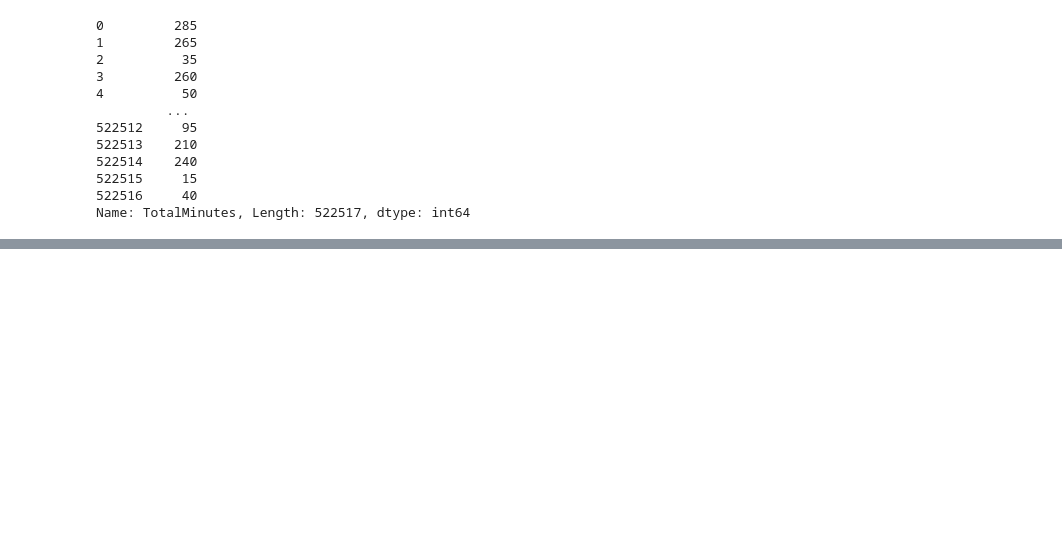
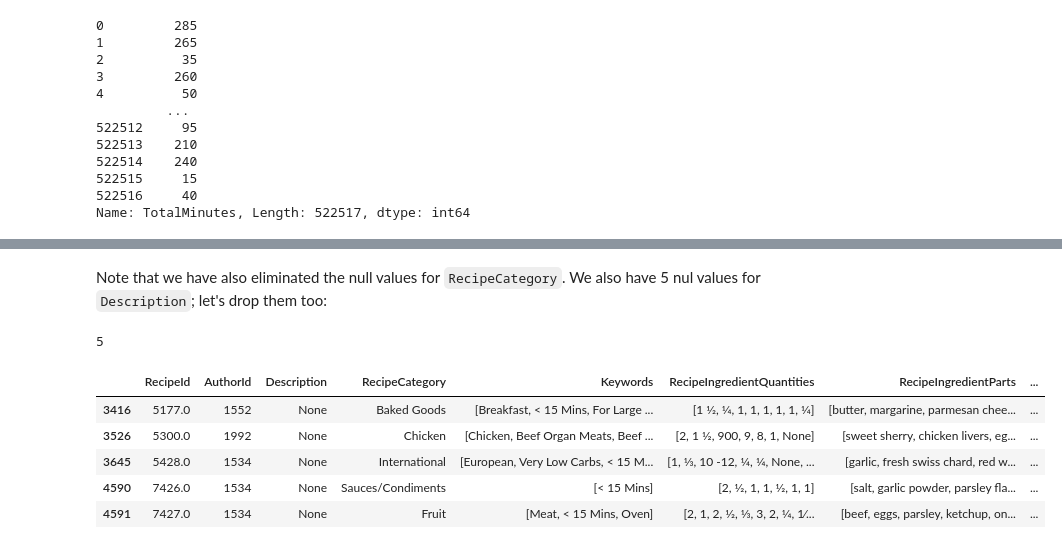
Before and after one commit to amirkiaml/DeepChef-BSTN-Capstone, a Jupyter notebook: Basic Data Cleaning.ipynb, the cells around one changed output, grey strips where cells are left out. Drawn from its saved outputs; the diff is of its cells as text; code cells hidden in the pictures; blank space fills up the shorter version.

```diff
--- a/Basic Data Cleaning.ipynb
+++ b/Basic Data Cleaning.ipynb
@@ -245,0 +1342,2 @@ dtype: int64
+# %%
+recipes['RecipeCategory'] = recipes['RecipeCategory'].map(category_mapping)
@@ -245,0 +1413,39 @@ dtype: int64
+# %%
+new_dict = {'Desserts': 'Desserts',
+ 'Chicken': 'Chicken',
+ 'Beverages': 'Beverages',
+ 'Vegetarian/Vegan': 'Vegetarian/Vegan',
+ 'Vegetables': 'Vegetables',
+ 'Regional': 'Regional',
+ 'Sauces/Condiments': 'Sauces/Condiments',
+ 'Main Dish': 'Main Dish',
+ 'Beans/Legumes': 'Beans/Legumes',
+ 'Quick and Easy': 'Quick and Easy',
+ 'Special Dietary Needs': 'Special Dietary Needs',
+ 'Baked Goods': 'Baked Goods',
+ 'Poultry': 'Poultry',
+ 'Healthy': 'Healthy',
+ 'International': 'International',
+ 'Breakfast/Brunch': 'Breakfast/Brunch',
+ 'Nuts/Seeds/Grains': 'Nuts/Seeds/Grains',
+ 'Fruit': 'Fruit',
+ 'Meat': 'Meat',
+ 'Dairy': 'Dairy',
+ 'Seafood': 'Seafood',
+ 'Pasta': 'Pasta',
+ 'Lunch/Snacks': 'Lunch/Snacks',
+ 'Cooking Methods': 'Cooking Methods',
+ 'Soups': 'Soups',
+ 'Seasonal': 'Seasonal',
+ 'Flavor Profiles': 'Flavor Profiles',
+ 'Uncategorized': 'Uncategorized',
+ 'Occasions': 'Occasions',
+ 'Family-Friendly': 'Family-Friendly',
+ 'Side Dishes': 'Side Dishes',
+ 'Preservation': 'Uncategorized',
+ 'Household': 'Uncategorized',
+ 'Appetizers': 'Uncategorized',
+ 'Outdoor Cooking': 'Occasions',
+ 'Budget': 'Uncategorized'}
+# %%
+recipes['RecipeCategory'] = recipes['RecipeCategory'].map(new_dict)
@@ -245,0 +1500,17 @@ dtype: int64
+# %% [markdown]
+Note that we have also eliminated the null values for `RecipeCategory`. We also have 5 nul values for `Description`; let's drop them too:
+# %%
+recipes['Description'].dropna(inplace=True)
+# %%
+recipes['Description'].isna().sum()
+# %% [output]
+5
+# %%
+recipes[recipes['Description'].isna()]
+# %% [output]
+|  | RecipeId | AuthorId | Description | RecipeCategory | Keywords | RecipeIngredientQuantities | RecipeIngredientParts | ... |
+| 3416 | 5177.0 | 1552 | None | Baked Goods | [Breakfast, < 15 Mins, For Large ... | [1 1⁄2, 1⁄4, 1, 1, 1, 1, 1, 1⁄4] | [butter, margarine, parmesan chee... | ... |
+| 3526 | 5300.0 | 1992 | None | Chicken | [Chicken, Beef Organ Meats, Beef ... | [2, 1 1⁄2, 900, 9, 8, 1, None] | [sweet sherry, chicken livers, eg... | ... |
+| 3645 | 5428.0 | 1534 | None | International | [European, Very Low Carbs, < 15 M... | [1, 1⁄3, 10 -12, 1⁄4, 1⁄4, None, ... | [garlic, fresh swiss chard, red w... | ... |
+| 4590 | 7426.0 | 1534 | None | Sauces/Condiments | [< 15 Mins] | [2, 1⁄2, 1, 1, 1⁄2, 1, 1] | [salt, garlic powder, parsley fla... | ... |
+| 4591 | 7427.0 | 1534 | None | Fruit | [Meat, < 15 Mins, Oven] | [2, 1, 2, 1⁄2, 1⁄3, 3, 2, 1⁄4, 1⁄... | [beef, eggs, parsley, ketchup, on... | ... |
```
Also changed, not shown: parts of 42 cells of this notebook.
